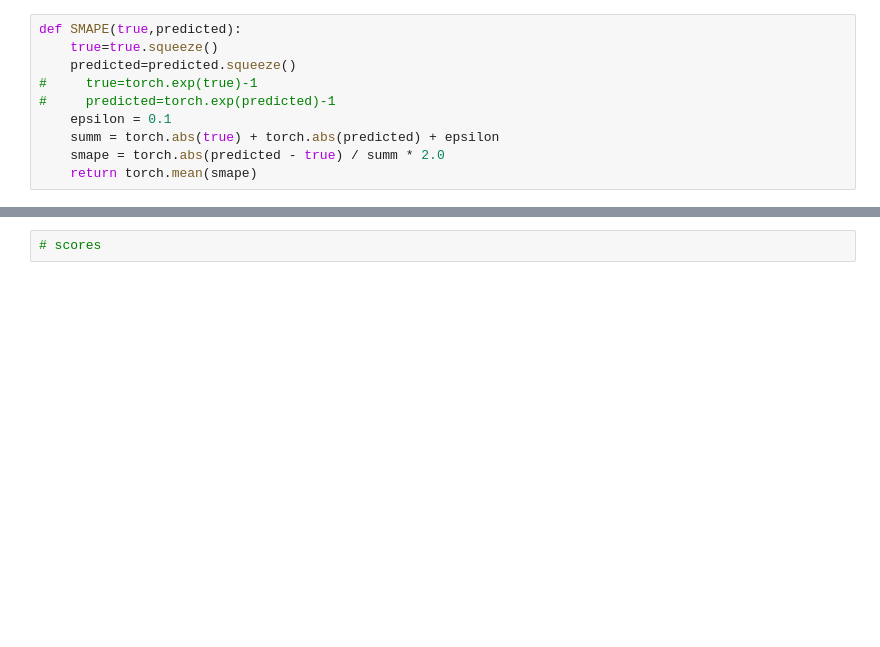
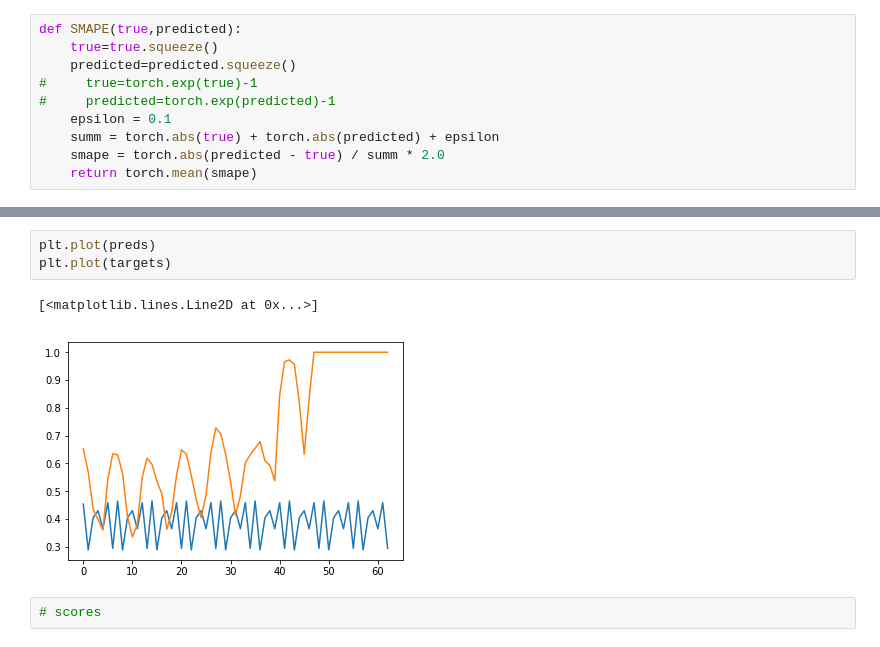
Before and after one commit to YichengPu/web_traffic, a Jupyter notebook: analysis/seq2seq-onehot.ipynb, the cells around one changed output, grey strips where cells are left out. Saved outputs shown, nothing was run; the diff lists cells and outputs as text; blank space fills up the shorter version.

```diff
--- a/analysis/seq2seq-onehot.ipynb
+++ b/analysis/seq2seq-onehot.ipynb
@@ -265,3 +285,9 @@ preds,targets,scores=valid_iter(test_x,test_y)
+# %%
+plt.plot(preds)
+plt.plot(targets)
+# %% [output]
+[<matplotlib.lines.Line2D at 0x...>]
+[figure, added]
 # %%
 # scores
 # %%
```
Also changed, not shown: parts of 17 cells of this notebook, 6 other files.
